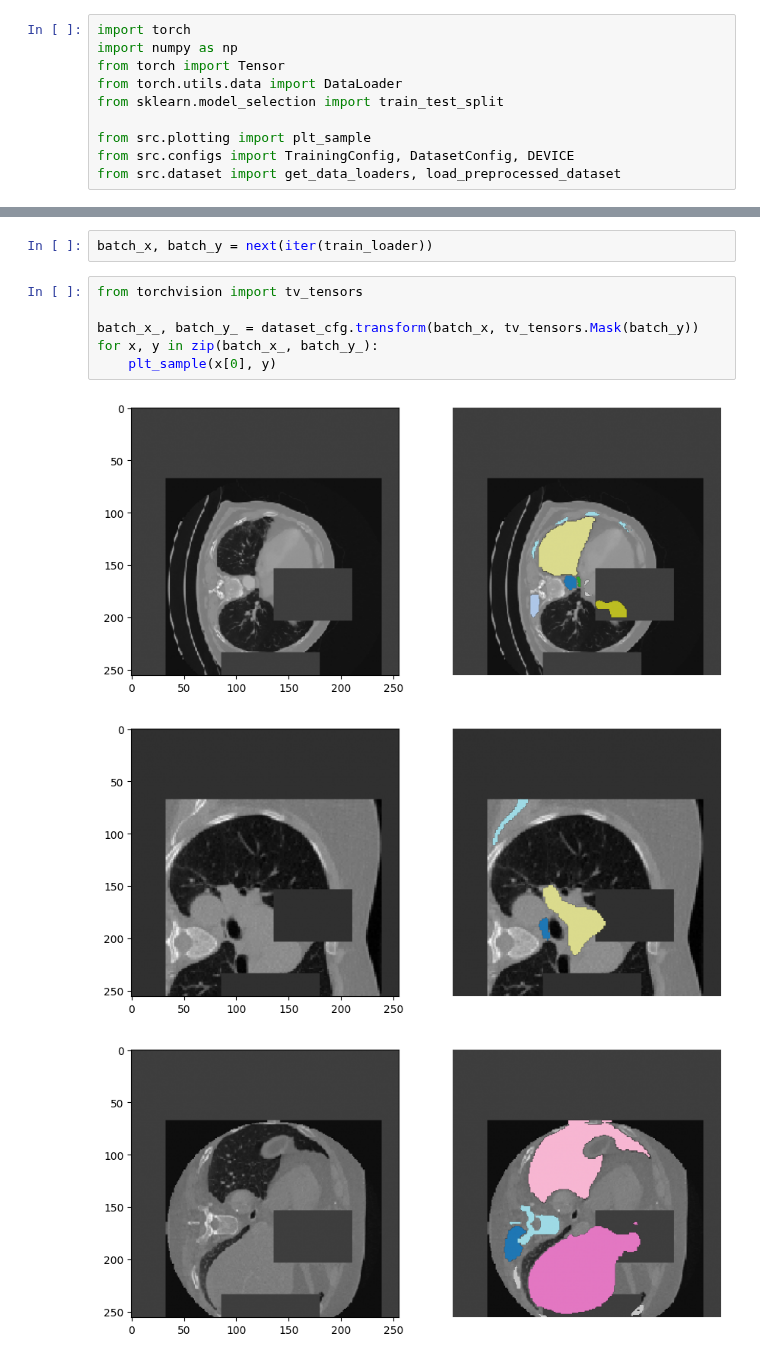
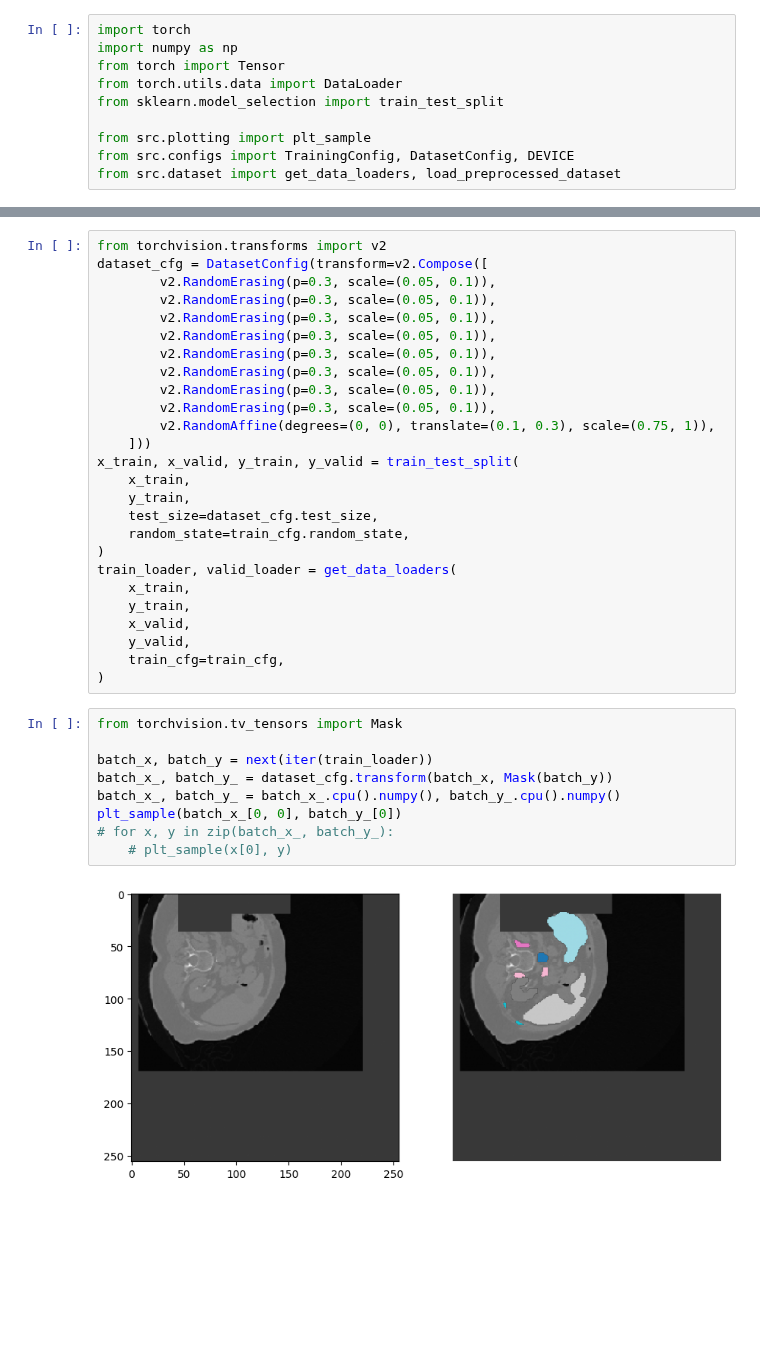
Before and after one commit to MauroAbidalCarrer/raidium_challenge, a Jupyter notebook: augmentation_test.ipynb, the cells around one changed output, grey strips where cells are left out. Drawn from its saved outputs; the diff is of its cells as text; blank space fills up the shorter version.

```diff
--- a/augmentation_test.ipynb
+++ b/augmentation_test.ipynb
@@ -37,12 +14,37 @@ train_loader, valid_loader = get_data_loaders(
-# %%
-batch_x, batch_y = next(iter(train_loader))
+# %%
+from torchvision.transforms import v2
+dataset_cfg = DatasetConfig(transform=v2.Compose([
+        v2.RandomErasing(p=0.3, scale=(0.05, 0.1)),
+        v2.RandomErasing(p=0.3, scale=(0.05, 0.1)),
+        v2.RandomErasing(p=0.3, scale=(0.05, 0.1)),
+        v2.RandomErasing(p=0.3, scale=(0.05, 0.1)),
+        v2.RandomErasing(p=0.3, scale=(0.05, 0.1)),
+        v2.RandomErasing(p=0.3, scale=(0.05, 0.1)),
+        v2.RandomErasing(p=0.3, scale=(0.05, 0.1)),
+        v2.RandomErasing(p=0.3, scale=(0.05, 0.1)),
+        v2.RandomAffine(degrees=(0, 0), translate=(0.1, 0.3), scale=(0.75, 1)),
+    ]))
+x_train, x_valid, y_train, y_valid = train_test_split(
+    x_train,
+    y_train,
+    test_size=dataset_cfg.test_size,
+    random_state=train_cfg.random_state,
+)
+train_loader, valid_loader = get_data_loaders(
+    x_train,
+    y_train,
+    x_valid,
+    y_valid,
+    train_cfg=train_cfg,
+)
 # %%
-from torchvision import tv_tensors
+from torchvision.tv_tensors import Mask
 
-batch_x_, batch_y_ = dataset_cfg.transform(batch_x, tv_tensors.Mask(batch_y))
-for x, y in zip(batch_x_, batch_y_):
-    plt_sample(x[0], y)
+batch_x, batch_y = next(iter(train_loader))
+batch_x_, batch_y_ = dataset_cfg.transform(batch_x, Mask(batch_y))
+batch_x_, batch_y_ = batch_x_.cpu().numpy(), batch_y_.cpu().numpy()
+plt_sample(batch_x_[0, 0], batch_y_[0])
+# for x, y in zip(batch_x_, batch_y_):
+    # plt_sample(x[0], y)
 # %% [output]
-[figure, old version]
+[figure, new version]
-[figure, removed]
-[figure, removed]
```
Also changed, not shown: parts of 2 cells of this notebook, 3 other files.
